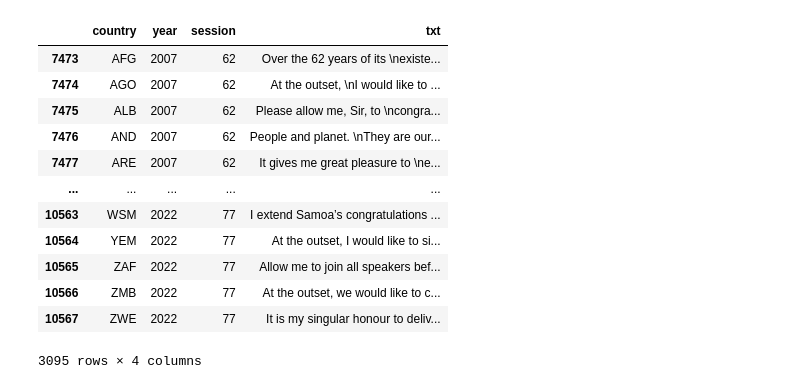
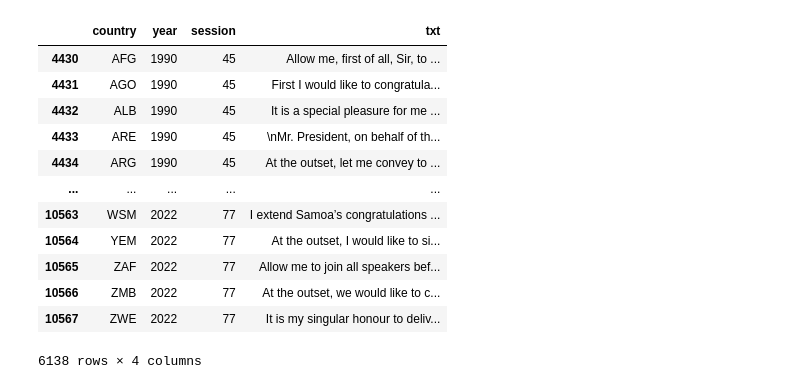
Before and after one commit to JuliusHuizing/fundamentals_of_data_science_shared, a Jupyter notebook: notebooks/UNSession_data_to_dataframe.ipynb, the cells around one changed output. Saved outputs shown, nothing was run; the diff lists cells and outputs as text; code cells hidden in the pictures.

```diff
--- a/notebooks/UNSession_data_to_dataframe.ipynb
+++ b/notebooks/UNSession_data_to_dataframe.ipynb
@@ -59,18 +96,18 @@ df = df.astype({'year':'int'})
 # %%
-df_2007 = df.loc[df["year"]>2006]
-df_2007
+df_1990 = df.loc[df["year"]>=1990]
+df_1990
 # %% [output]
 |  | country | year | session | txt |
-| 7473 | AFG | 2007 | 62 | Over the 62 years of its \nexiste... |
-| 7474 | AGO | 2007 | 62 | At the outset, \nI would like to ... |
-| 7475 | ALB | 2007 | 62 | Please allow me, Sir, to \ncongra... |
-| 7476 | AND | 2007 | 62 | People and planet. \nThey are our... |
-| 7477 | ARE | 2007 | 62 | It gives me great pleasure to \ne... |
+| 4430 | AFG | 1990 | 45 | ﻿Allow me, first of all, Sir, to ... |
+| 4431 | AGO | 1990 | 45 | ﻿First I would like to congratula... |
+| 4432 | ALB | 1990 | 45 | ﻿It is a special pleasure for me ... |
+| 4433 | ARE | 1990 | 45 | ﻿\nMr. President, on behalf of th... |
+| 4434 | ARG | 1990 | 45 | ﻿At the outset, let me convey to ... |
 | ... | ... | ... | ... | ... |
 | 10563 | WSM | 2022 | 77 | I extend Samoa’s congratulations ... |
 | 10564 | YEM | 2022 | 77 | At the outset, I would like to si... |
 | 10565 | ZAF | 2022 | 77 | Allow me to join all speakers bef... |
 | 10566 | ZMB | 2022 | 77 | At the outset, we would like to c... |
 | 10567 | ZWE | 2022 | 77 | It is my singular honour to deliv... |
-3095 rows × 4 columns
+6138 rows × 4 columns
 # %%
```
Also changed, not shown: parts of 3 cells of this notebook, 3 other files.
